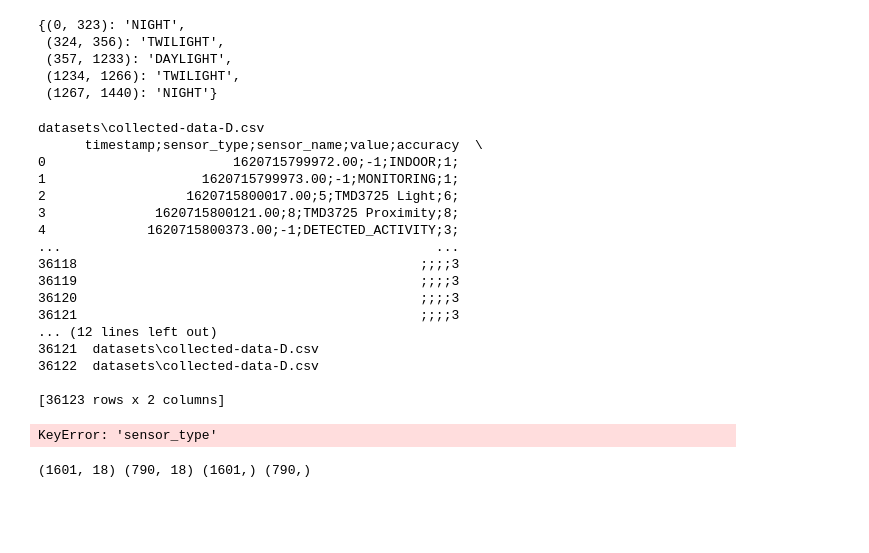
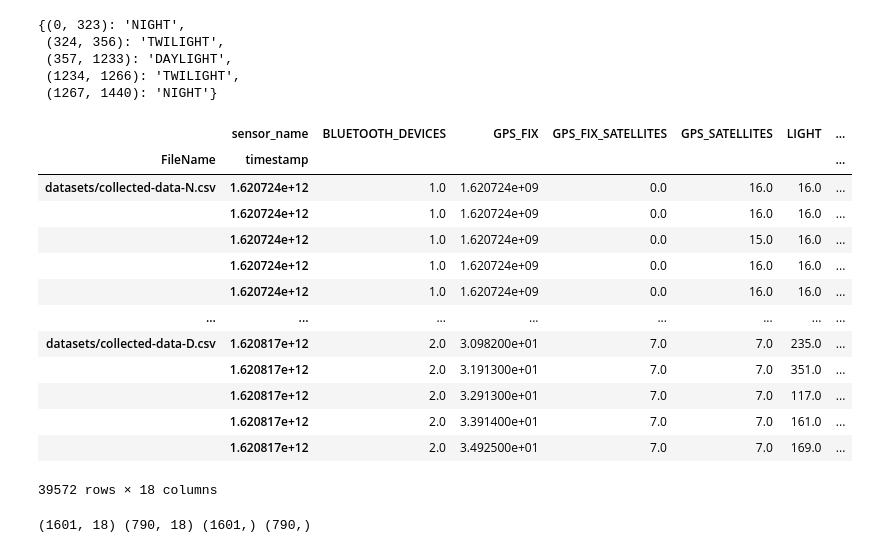
Before and after one commit to SpeedJack/IODataAcquisition, a Jupyter notebook: NeuralNetwork/nntest.ipynb, the cells around one changed output. Cells and saved outputs as stored; diff of their text form; code cells hidden in the pictures; blank space fills up the shorter version.

Commit message:
Preprocessing

```diff
--- a/NeuralNetwork/nntest.ipynb
+++ b/NeuralNetwork/nntest.ipynb
@@ -68,7 +68,6 @@ dayframes
 def preprocess_data(inputFile):
     df = pd.read_csv(inputFile)
     df.loc[:,'FileName'] = inputFile
-    print(df)
     for index,row in df.iterrows():
         if  df.loc[index,'sensor_type'] == -1:
             df.loc[index,'sensor_type'] = sensor_type_dict[ row['sensor_name']]
@@ -81,15 +80,13 @@ def preprocess_data(inputFile):
 
     last_gps_fix = -1
     for index,row in df_wide.iterrows():
-        print(index)
-        print(index.shape)
         if row['MONITORING'] == 0:
             for sensor_type in sensor_types:
                 last_seen_values[sensor_type] = float('nan')
         else:
             if row['GPS_FIX'] > 0:
-                last_gps_fix = index
-            df_wide.loc[index, 'GPS_FIX'] = (index - last_gps_fix)/1000
+                last_gps_fix = index[1]
+            df_wide.loc[index, 'GPS_FIX'] = (index[1] - last_gps_fix)/1000
             for sensor_type in sensor_types:
                 if math.isnan(row[sensor_type]):
                     row[sensor_type] = last_seen_values[sensor_type]
@@ -101,7 +98,7 @@ def preprocess_data(inputFile):
             if math.isnan(row[sensor_type]):
                 containsNaN = 1.0
                 break
-        dt = datetime.fromtimestamp(index / 1000)
+        dt = datetime.fromtimestamp(index[1] / 1000)
         minofday = dt.hour * 60 + dt.minute
         for key in dayframes.keys():
             if minofday < key[1] and minofday > key[0]:
@@ -127,57 +124,52 @@ def preprocess_data(inputFile):
             light_name = sensor_type
 
     df_wide.loc[(df_wide[proximity_name] != 0.0),proximity_name] = 1
 
     for key in Detected_Activity_List.keys():
         df_wide[Detected_Activity_List[key]] = df_wide['DETECTED_ACTIVITY'] == key
 
     df_wide.sort_values(['timestamp'], inplace=True)
     target = df_wide.loc[:,'INDOOR']
     del df_wide['INDOOR']
     del df_wide['MONITORING']
     del df_wide['DETECTED_ACTIVITY']
 
     cols = [sensor_type for sensor_type in df_wide.columns.to_list() if sensor_type != proximity_name]
     cols.append(proximity_name)
     df_wide = df_wide[cols].replace(True,1.0).replace(False,0.0)
+    df_wide.rename(columns={light_name: "LIGHT", proximity_name: "PROXIMITY"}, inplace=True)
     return df_wide
 
 from os import walk,path
 
-df_global = None
+dfs = []
 root_directory = "datasets"
 _, _, filenames = next(walk(root_directory))
 for filename in filenames:
     x = path.join(root_directory,filename)
-    print(x)
-    if df_global is None:
-        df_global = preprocess_data(x)
-    else:
-        df_global.concat(preprocess_data(x),in_place=True)
+    dfs.append(preprocess_data(x))
 
+
+df_wide = pd.concat(dfs)
 
 df_wide.to_csv('preprocessed_data.csv')
 target.to_numpy()
 df_wide
 # %% [output]
+|  | sensor_name | BLUETOOTH_DEVICES | GPS_FIX | GPS_FIX_SATELLITES | GPS_SATELLITES | LIGHT | ... |
+| FileName | timestamp |  |  |  |  |  | ... |
+| datasets/collected-data-N.csv | 1.620724e+12 | 1.0 | 1.620724e+09 | 0.0 | 16.0 | 16.0 | ... |
+|  | 1.620724e+12 | 1.0 | 1.620724e+09 | 0.0 | 16.0 | 16.0 | ... |
+|  | 1.620724e+12 | 1.0 | 1.620724e+09 | 0.0 | 15.0 | 16.0 | ... |
+|  | 1.620724e+12 | 1.0 | 1.620724e+09 | 0.0 | 16.0 | 16.0 | ... |
+|  | 1.620724e+12 | 1.0 | 1.620724e+09 | 0.0 | 16.0 | 16.0 | ... |
+| ... | ... | ... | ... | ... | ... | ... | ... |
+| datasets/collected-data-D.csv | 1.620817e+12 | 2.0 | 3.098200e+01 | 7.0 | 7.0 | 235.0 | ... |
+|  | 1.620817e+12 | 2.0 | 3.191300e+01 | 7.0 | 7.0 | 351.0 | ... |
+|  | 1.620817e+12 | 2.0 | 3.291300e+01 | 7.0 | 7.0 | 117.0 | ... |
+|  | 1.620817e+12 | 2.0 | 3.391400e+01 | 7.0 | 7.0 | 161.0 | ... |
+|  | 1.620817e+12 | 2.0 | 3.492500e+01 | 7.0 | 7.0 | 169.0 | ... |
-datasets\collected-data-D.csv
-      timestamp;sensor_type;sensor_name;value;accuracy  \
-0                        1620715799972.00;-1;INDOOR;1;
-1                    1620715799973.00;-1;MONITORING;1;
-2                  1620715800017.00;5;TMD3725 Light;6;
-3              1620715800121.00;8;TMD3725 Proximity;8;
-4             1620715800373.00;-1;DETECTED_ACTIVITY;3;
-...                                                ...
-36118                                            ;;;;3
-36119                                            ;;;;3
-36120                                            ;;;;3
-36121                                            ;;;;3
-... (12 lines left out)
-36121  datasets\collected-data-D.csv
-36122  datasets\collected-data-D.csv
-
-[36123 rows x 2 columns]
+39572 rows × 18 columns
-KeyError: 'sensor_type'
 # %%
 import tensorflow as tf
 from sklearn.model_selection import train_test_split
```
Also changed, not shown: 1 other file.
